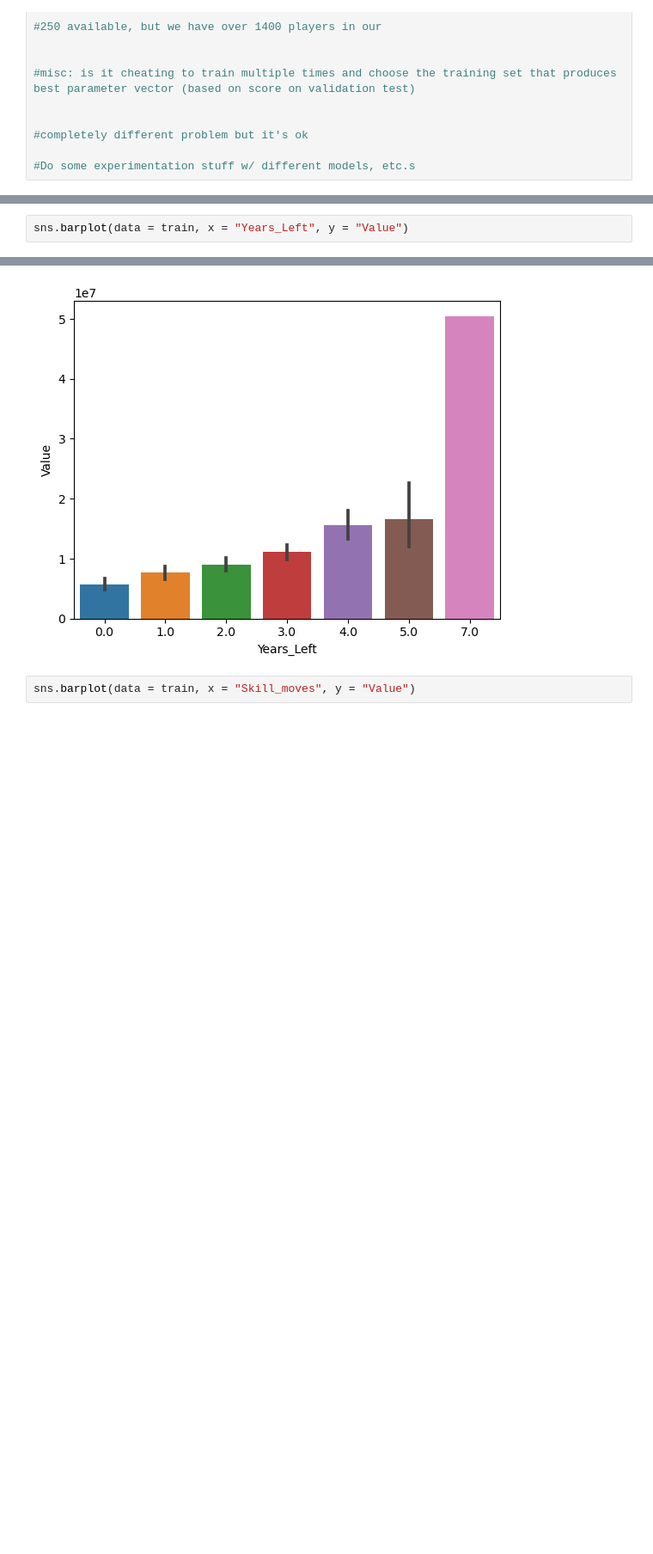
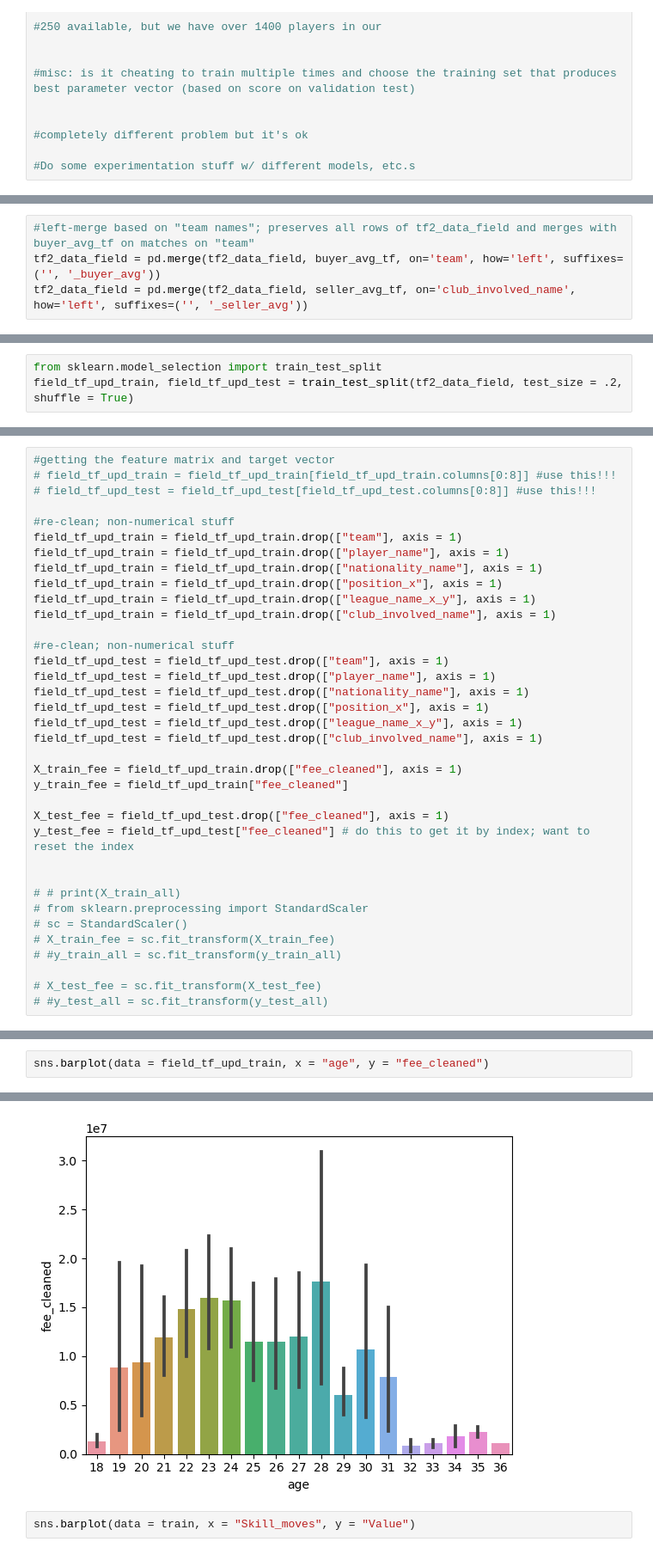
Before and after one commit to aymankhan2003/Market-Value-Predictor, a Jupyter notebook: Project.ipynb, the cells around one changed output, grey strips where cells are left out. Shown: that part at 86% size. Saved outputs shown, nothing was run; the diff lists cells and outputs as text; blank space fills up the shorter version.

```diff
--- a/Project.ipynb
+++ b/Project.ipynb
@@ -936,0 +1186,4 @@ per.score(X_test_fee, y_test_fee)
+# %%
+#left-merge based on "team names"; preserves all rows of tf2_data_field and merges with buyer_avg_tf on matches on "team"
+tf2_data_field = pd.merge(tf2_data_field, buyer_avg_tf, on='team', how='left', suffixes=('', '_buyer_avg'))
+tf2_data_field = pd.merge(tf2_data_field, seller_avg_tf, on='club_involved_name', how='left', suffixes=('', '_seller_avg'))
@@ -936,0 +1216,3 @@ per.score(X_test_fee, y_test_fee)
+# %%
+from sklearn.model_selection import train_test_split
+field_tf_upd_train, field_tf_upd_test = train_test_split(tf2_data_field, test_size = .2, shuffle = True)
@@ -936,0 +1270,36 @@ per.score(X_test_fee, y_test_fee)
+# %%
+#getting the feature matrix and target vector
+# field_tf_upd_train = field_tf_upd_train[field_tf_upd_train.columns[0:8]] #use this!!!
+# field_tf_upd_test = field_tf_upd_test[field_tf_upd_test.columns[0:8]] #use this!!!
+
+#re-clean; non-numerical stuff
+field_tf_upd_train = field_tf_upd_train.drop(["team"], axis = 1)
+field_tf_upd_train = field_tf_upd_train.drop(["player_name"], axis = 1)
+field_tf_upd_train = field_tf_upd_train.drop(["nationality_name"], axis = 1)
+field_tf_upd_train = field_tf_upd_train.drop(["position_x"], axis = 1)
+field_tf_upd_train = field_tf_upd_train.drop(["league_name_x_y"], axis = 1)
+field_tf_upd_train = field_tf_upd_train.drop(["club_involved_name"], axis = 1)
+
+#re-clean; non-numerical stuff
+field_tf_upd_test = field_tf_upd_test.drop(["team"], axis = 1)
+field_tf_upd_test = field_tf_upd_test.drop(["player_name"], axis = 1)
+field_tf_upd_test = field_tf_upd_test.drop(["nationality_name"], axis = 1)
+field_tf_upd_test = field_tf_upd_test.drop(["position_x"], axis = 1)
+field_tf_upd_test = field_tf_upd_test.drop(["league_name_x_y"], axis = 1)
+field_tf_upd_test = field_tf_upd_test.drop(["club_involved_name"], axis = 1)
+
+X_train_fee = field_tf_upd_train.drop(["fee_cleaned"], axis = 1)
+y_train_fee = field_tf_upd_train["fee_cleaned"]
+
+X_test_fee = field_tf_upd_test.drop(["fee_cleaned"], axis = 1)
+y_test_fee = field_tf_upd_test["fee_cleaned"] # do this to get it by index; want to reset the index
+
+
+# # print(X_train_all)
+# from sklearn.preprocessing import StandardScaler
+# sc = StandardScaler()
+# X_train_fee = sc.fit_transform(X_train_fee)
+# #y_train_all = sc.fit_transform(y_train_all)
+
+# X_test_fee = sc.fit_transform(X_test_fee)
+# #y_test_all = sc.fit_transform(y_test_all)
@@ -937,3 +1476,3 @@ per.score(X_test_fee, y_test_fee)
 # %%
-sns.barplot(data = train, x = "Years_Left", y = "Value")
+sns.barplot(data = field_tf_upd_train, x = "age", y = "fee_cleaned")
 # %% [output]
@@ -941,4 +1480,4 @@ sns.barplot(data = train, x = "Years_Left", y = "Value")
-[figure, old version]
+[figure, new version]
 # %%
 sns.barplot(data = train, x = "Skill_moves", y = "Value")
 # %% [output]
```
Also changed, not shown: parts of 71 cells of this notebook, 1 other file.
